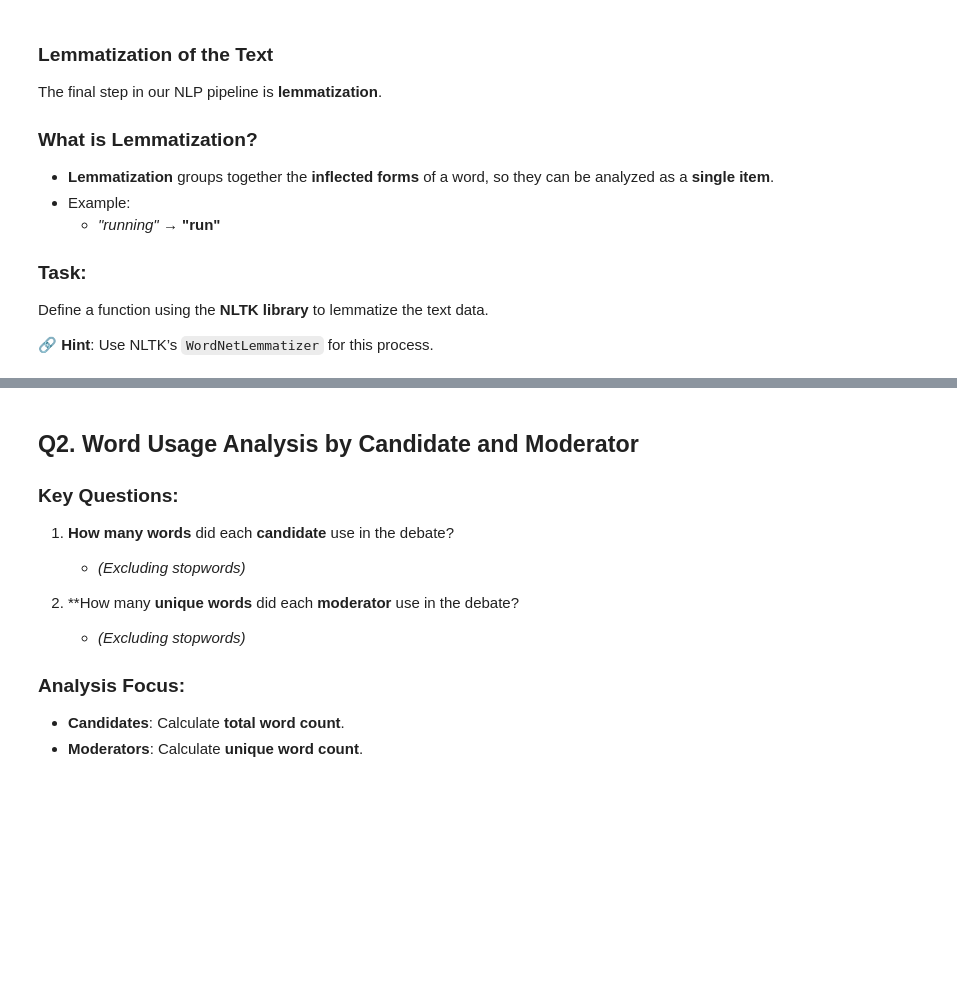
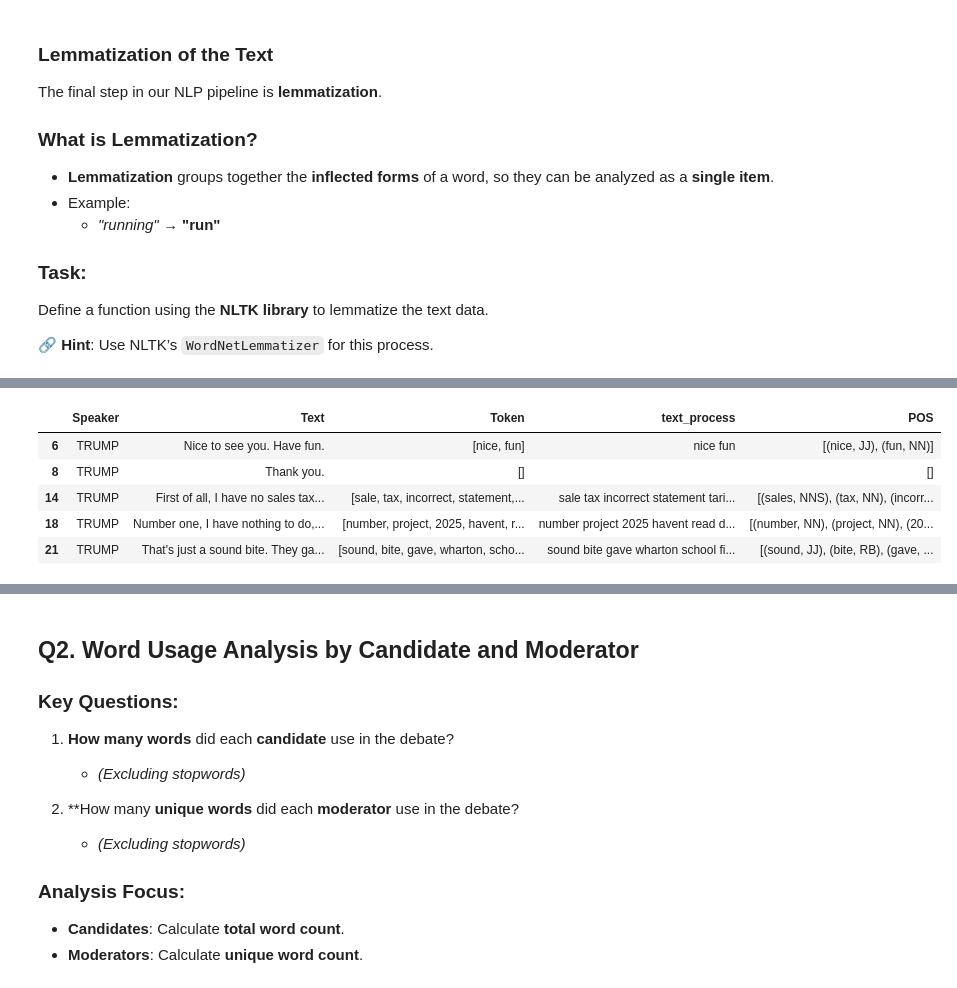
Before and after one commit to NakaFrozn/SI618, a Jupyter notebook: Assignments/Homework05/SI_618_Homework_05.ipynb, the cells around one changed output, grey strips where cells are left out. Drawn from its saved outputs; the diff is of its cells as text; code cells hidden in the pictures; blank space fills up the shorter version.

```diff
--- a/Assignments/Homework05/SI_618_Homework_05.ipynb
+++ b/Assignments/Homework05/SI_618_Homework_05.ipynb
@@ -86,0 +104,20 @@ Please create a 2-column DataFrame using the data from the **"Full_Transcript.tx
+# %%
+# Read in the full_transcript file
+with open('Full_Transcript.txt', 'r', encoding='latin1') as f:
+    transcript = f.read()
+
+# Split the whole transcript into lines by the speaker
+lines = re.split(r'(?=TRUMP|HARRIS|DAVIS|MUIR:)', transcript)[1:]
+lines[-1] = lines[-1].split('\n',1)[0]
+lines = [line.strip() for line in lines]
+
+# Split the lines into speaker and text
+speaker = []
+text = []
+for line in lines:
+    speaker.append(line.split(':', 1)[0])
+    text.append(line.split(':', 1)[1])
+
+# Store the speaker and text into a DataFrame
+transcript_df = pd.DataFrame({'Speaker': speaker, 'Text': text})
+transcript_df.head(5)
@@ -149,0 +303,10 @@ Define a function using the **NLTK library** to lemmatize the text data.
+# %%
+# Examine the lemamtized text
+trump_df.head(5)
+# %% [output]
+|  | Speaker | Text | Token | text_process | POS |
+| 6 | TRUMP | Nice to see you. Have fun. | [nice, fun] | nice fun | [(nice, JJ), (fun, NN)] |
+| 8 | TRUMP | Thank you. | [] |  | [] |
+| 14 | TRUMP | First of all, I have no sales tax... | [sale, tax, incorrect, statement,... | sale tax incorrect statement tari... | [(sales, NNS), (tax, NN), (incorr... |
+| 18 | TRUMP | Number one, I have nothing to do,... | [number, project, 2025, havent, r... | number project 2025 havent read d... | [(number, NN), (project, NN), (20... |
+| 21 | TRUMP | That's just a sound bite. They ga... | [sound, bite, gave, wharton, scho... | sound bite gave wharton school fi... | [(sound, JJ), (bite, RB), (gave, ... |
```
Also changed, not shown: parts of 30 cells of this notebook.
